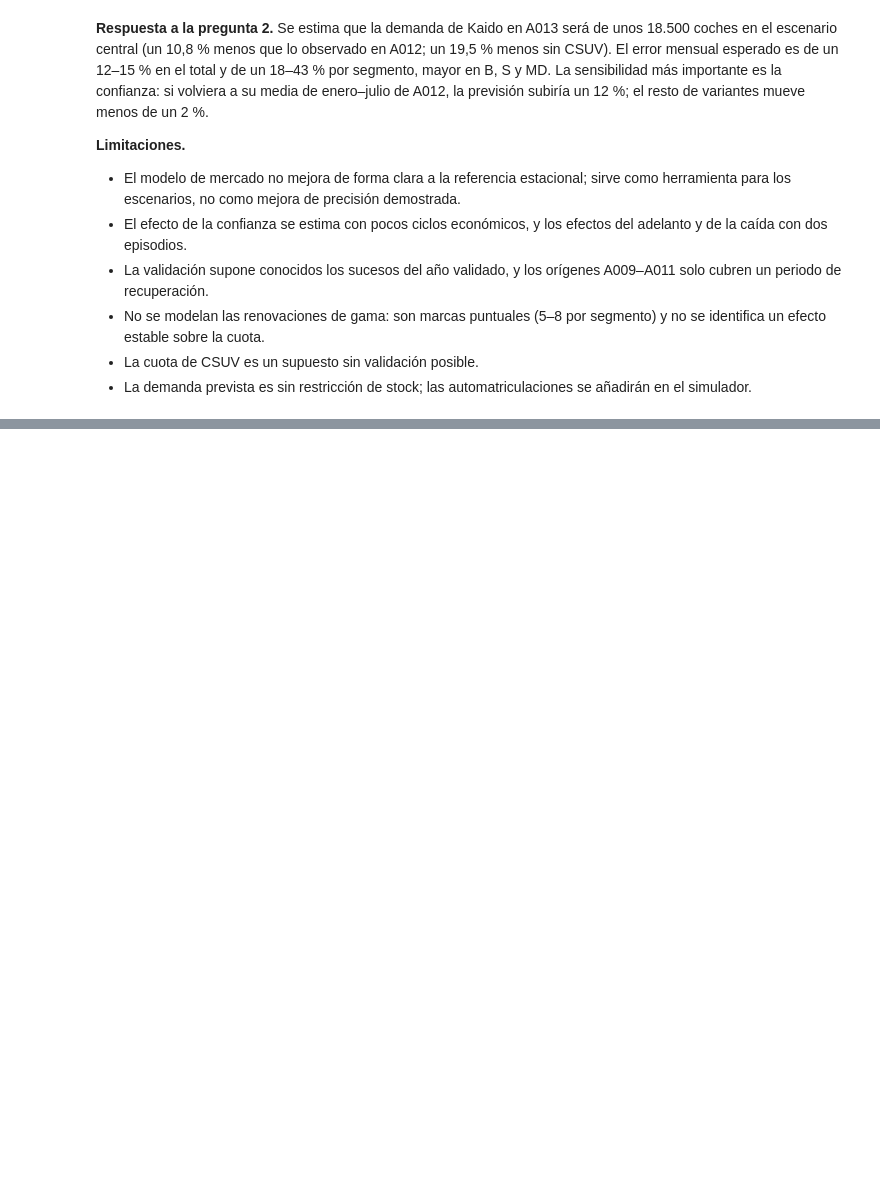
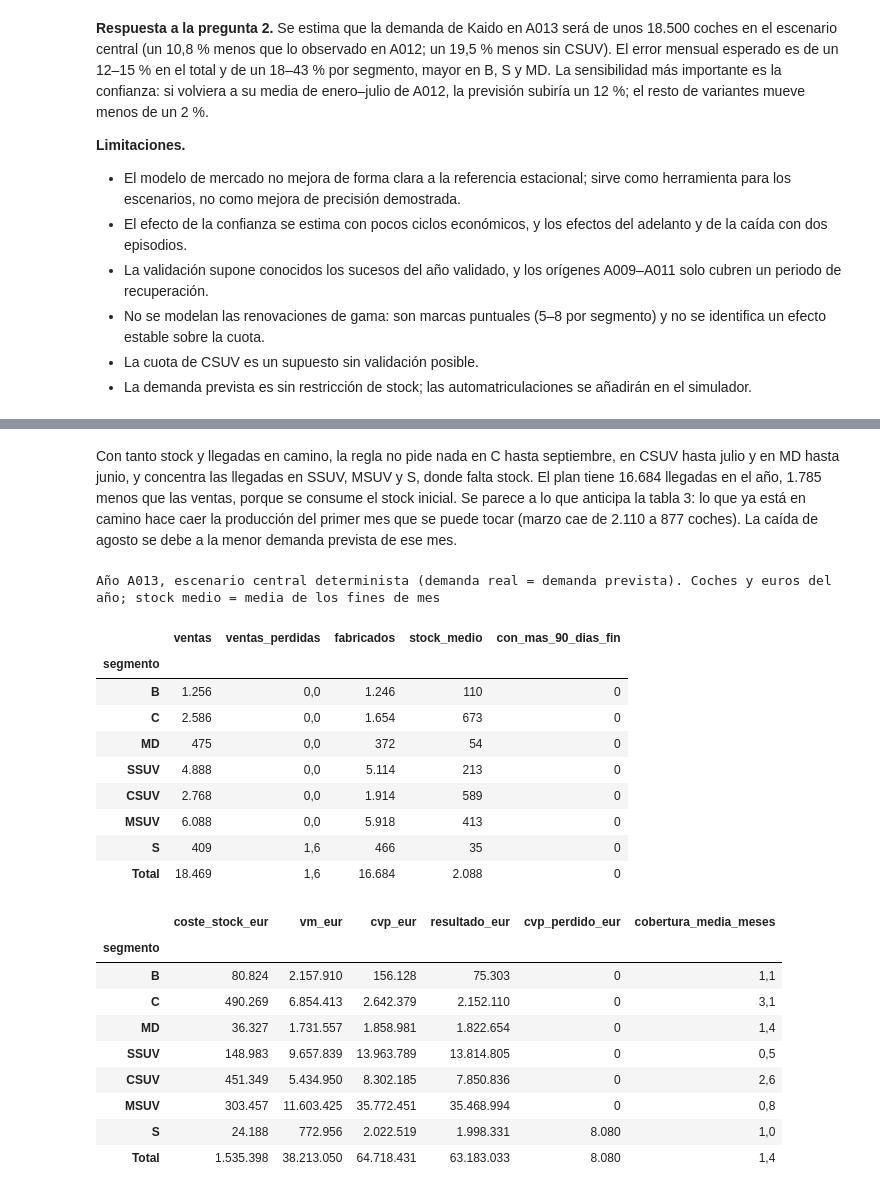
Before and after one commit to alejandrobarreche/sim-kaido-motors, a Jupyter notebook: analisis.ipynb, the cells around one changed output, grey strips where cells are left out. Saved outputs shown, nothing was run; the diff lists cells and outputs as text; code cells hidden in the pictures; blank space fills up the shorter version.

```diff
--- a/analisis.ipynb
+++ b/analisis.ipynb
@@ -841,0 +958,63 @@ Confianza media ene–jul A012: 96.7; último valor conocido (dic A012): 77.7
+# %% [markdown]
+Con tanto stock y llegadas en camino, la regla no pide nada en C hasta septiembre, en CSUV hasta julio y en MD hasta junio, y concentra las llegadas en SSUV, MSUV y S, donde falta stock. El plan tiene 16.684 llegadas en el año, 1.785 menos que las ventas, porque se consume el stock inicial. Se parece a lo que anticipa la tabla 3: lo que ya está en camino hace caer la producción del primer mes que se puede tocar (marzo cae de 2.110 a 877 coches). La caída de agosto se debe a la menor demanda prevista de ese mes.
+# %%
+mensual = simulacion.simular_anio(DEM, plan, cohortes, economia)
+mensual.to_csv(TABLAS / "simulacion_central_mensual_a013.csv", index=False)
+
+
+def resumen_simulacion(m, cohortes):
+    g = m.groupby("segmento", sort=False)
+    r = pd.DataFrame({
+        "ventas": g["ventas"].sum(),
+        "ventas_perdidas": g["perdidas"].sum(),
+        "fabricados": g["llegadas"].sum(),
+        "stock_medio": g["stock_fin"].mean(),
+        "stock_fin_a013": g["stock_fin"].last(),
+        "con_mas_90_dias_fin": g["stock_91_180"].last() + g["stock_mas_180"].last(),
+        "coste_stock_eur": g["coste_stock"].sum(),
+        "vm_eur": g["vm"].sum(),
+        "cvp_eur": g["cvp"].sum(),
+        "cvp_perdido_eur": g["cvp_perdido"].sum(),
+        "transfer_alternativo_eur": g["coste_transfer_alternativo"].sum(),
+    }).reindex(datos.SEGMENTOS)
+    r["cobertura_media_meses"] = r["stock_medio"] / (r["ventas"] / 12)
+    r["resultado_eur"] = r["cvp_eur"] - r["coste_stock_eur"]
+    total = r.sum()
+    total["cobertura_media_meses"] = total["stock_medio"] / (total["ventas"] / 12)
+    r.loc["Total"] = total
+    return r
+
+
+resumen = resumen_simulacion(mensual, cohortes)
+resumen.rename_axis("segmento").reset_index().to_csv(
+    TABLAS / "simulacion_central_resumen_a013.csv", index=False)
+print("Año A013, escenario central determinista (demanda real = demanda prevista). "
+      "Coches y euros del año; stock medio = media de los fines de mes")
+display(formato_es(resumen[["ventas", "ventas_perdidas", "fabricados", "stock_medio",
+                            "con_mas_90_dias_fin"]]).format(
+    "{:.1f}", subset=["ventas_perdidas"], decimal=","))
+formato_es(resumen[["coste_stock_eur", "vm_eur", "cvp_eur", "resultado_eur",
+                    "cvp_perdido_eur", "cobertura_media_meses"]]).format(
+    "{:.1f}", subset=["cobertura_media_meses"], decimal=",")
+# %% [output]
+Año A013, escenario central determinista (demanda real = demanda prevista). Coches y euros del año; stock medio = media de los fines de mes
+|  | ventas | ventas_perdidas | fabricados | stock_medio | con_mas_90_dias_fin |
+| segmento |  |  |  |  |  |
+| B | 1.256 | 0,0 | 1.246 | 110 | 0 |
+| C | 2.586 | 0,0 | 1.654 | 673 | 0 |
+| MD | 475 | 0,0 | 372 | 54 | 0 |
+| SSUV | 4.888 | 0,0 | 5.114 | 213 | 0 |
+| CSUV | 2.768 | 0,0 | 1.914 | 589 | 0 |
+| MSUV | 6.088 | 0,0 | 5.918 | 413 | 0 |
+| S | 409 | 1,6 | 466 | 35 | 0 |
+| Total | 18.469 | 1,6 | 16.684 | 2.088 | 0 |
+|  | coste_stock_eur | vm_eur | cvp_eur | resultado_eur | cvp_perdido_eur | cobertura_media_meses |
+| segmento |  |  |  |  |  |  |
+| B | 80.824 | 2.157.910 | 156.128 | 75.303 | 0 | 1,1 |
+| C | 490.269 | 6.854.413 | 2.642.379 | 2.152.110 | 0 | 3,1 |
+| MD | 36.327 | 1.731.557 | 1.858.981 | 1.822.654 | 0 | 1,4 |
+| SSUV | 148.983 | 9.657.839 | 13.963.789 | 13.814.805 | 0 | 0,5 |
+| CSUV | 451.349 | 5.434.950 | 8.302.185 | 7.850.836 | 0 | 2,6 |
+| MSUV | 303.457 | 11.603.425 | 35.772.451 | 35.468.994 | 0 | 0,8 |
+| S | 24.188 | 772.956 | 2.022.519 | 1.998.331 | 8.080 | 1,0 |
+| Total | 1.535.398 | 38.213.050 | 64.718.431 | 63.183.033 | 8.080 | 1,4 |
```
Also changed, not shown: parts of 12 cells of this notebook, 16 other files.
